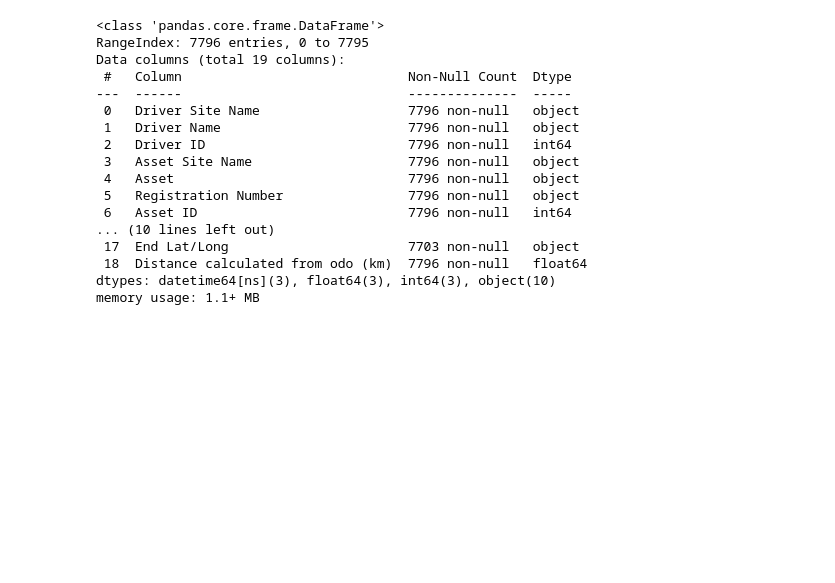
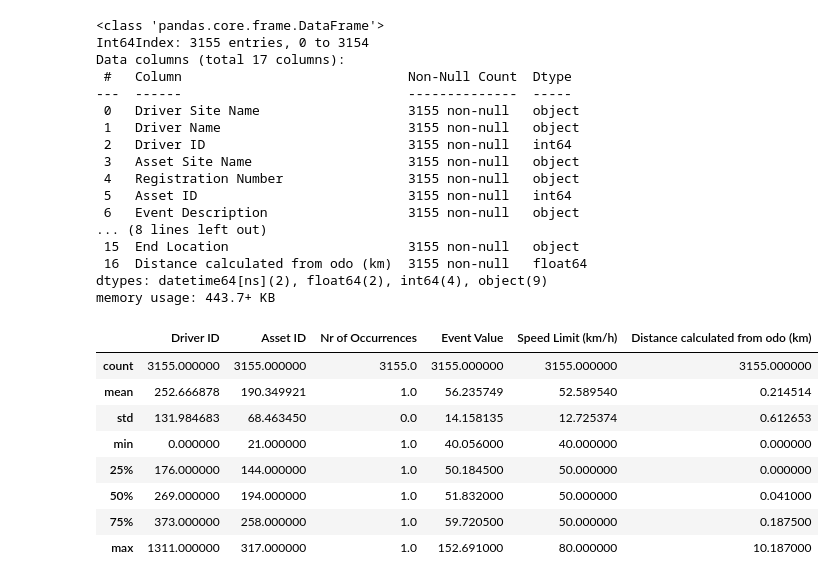
Before and after one commit to kjuda2023/DataAnalysis, a Jupyter notebook: DataAnalysis.ipynb, the cells around one changed output. Drawn from its saved outputs; the diff is of its cells as text; code cells hidden in the pictures; blank space fills up the shorter version.

```diff
--- a/DataAnalysis.ipynb
+++ b/DataAnalysis.ipynb
@@ -1,31 +1,45 @@
 # %%
 import numpy as np
 import pandas as pd
 from datetime import datetime
 import matplotlib.pyplot as plt
-data=pd.read_excel("Monthly Trip Report.xlsx")
+data=pd.read_excel("Data/Monthly Trip Report.xlsx")
 df=pd.DataFrame(data)
 #Convert string to date
 #d_parser= lambda x:datetime.strptime(x,"%Y-%m-%d")
 #data2=pd.read_excel("Detailed Event Report.xlsx",parse_dates=['Start Date'], date_parser=d_parser)
-data2=pd.read_excel("Detailed Event Report.xlsx", parse_dates=['Start Date'])
+data2=pd.read_excel("Data/Detailed Event Report.xlsx", parse_dates=['Start Date'])
+data2['Start Date']=pd.to_datetime(data2['Start Date']).dt.month_name()
 df1=pd.DataFrame(data2)
+df1=df1.drop_duplicates()
+df1=df1.fillna('')
+#df1=df1.drop(columns=['Event Location','End Location','End Lat/Long','Event Value','Distance calculated from odo (km)'])
 df1.info()
+df1.describe()
 # %% [output]
 <class 'pandas.core.frame.DataFrame'>
-RangeIndex: 7796 entries, 0 to 7795
-Data columns (total 19 columns):
+Int64Index: 3155 entries, 0 to 3154
+Data columns (total 17 columns):
  #   Column                             Non-Null Count  Dtype
 ---  ------                             --------------  -----
- 0   Driver Site Name                   7796 non-null   object
- 1   Driver Name                        7796 non-null   object
- 2   Driver ID                          7796 non-null   int64
- 3   Asset Site Name                    7796 non-null   object
- 4   Asset                              7796 non-null   object
- 5   Registration Number                7796 non-null   object
- 6   Asset ID                           7796 non-null   int64
-... (10 lines left out)
- 17  End Lat/Long                       7703 non-null   object
- 18  Distance calculated from odo (km)  7796 non-null   float64
-dtypes: datetime64[ns](3), float64(3), int64(3), object(10)
-memory usage: 1.1+ MB
+ 0   Driver Site Name                   3155 non-null   object
+ 1   Driver Name                        3155 non-null   object
+ 2   Driver ID                          3155 non-null   int64
+ 3   Asset Site Name                    3155 non-null   object
+ 4   Registration Number                3155 non-null   object
+ 5   Asset ID                           3155 non-null   int64
+ 6   Event Description                  3155 non-null   object
+... (8 lines left out)
+ 15  End Location                       3155 non-null   object
+ 16  Distance calculated from odo (km)  3155 non-null   float64
+dtypes: datetime64[ns](2), float64(2), int64(4), object(9)
+memory usage: 443.7+ KB
+|  | Driver ID | Asset ID | Nr of Occurrences | Event Value | Speed Limit (km/h) | Distance calculated from odo (km) |
+| count | 3155.000000 | 3155.000000 | 3155.0 | 3155.000000 | 3155.000000 | 3155.000000 |
+| mean | 252.666878 | 190.349921 | 1.0 | 56.235749 | 52.589540 | 0.214514 |
+| std | 131.984683 | 68.463450 | 0.0 | 14.158135 | 12.725374 | 0.612653 |
+| min | 0.000000 | 21.000000 | 1.0 | 40.056000 | 40.000000 | 0.000000 |
+| 25% | 176.000000 | 144.000000 | 1.0 | 50.184500 | 50.000000 | 0.000000 |
+| 50% | 269.000000 | 194.000000 | 1.0 | 51.832000 | 50.000000 | 0.041000 |
+| 75% | 373.000000 | 258.000000 | 1.0 | 59.720500 | 50.000000 | 0.187500 |
+| max | 1311.000000 | 317.000000 | 1.0 | 152.691000 | 80.000000 | 10.187000 |
```
Also changed, not shown: parts of 8 cells of this notebook.
